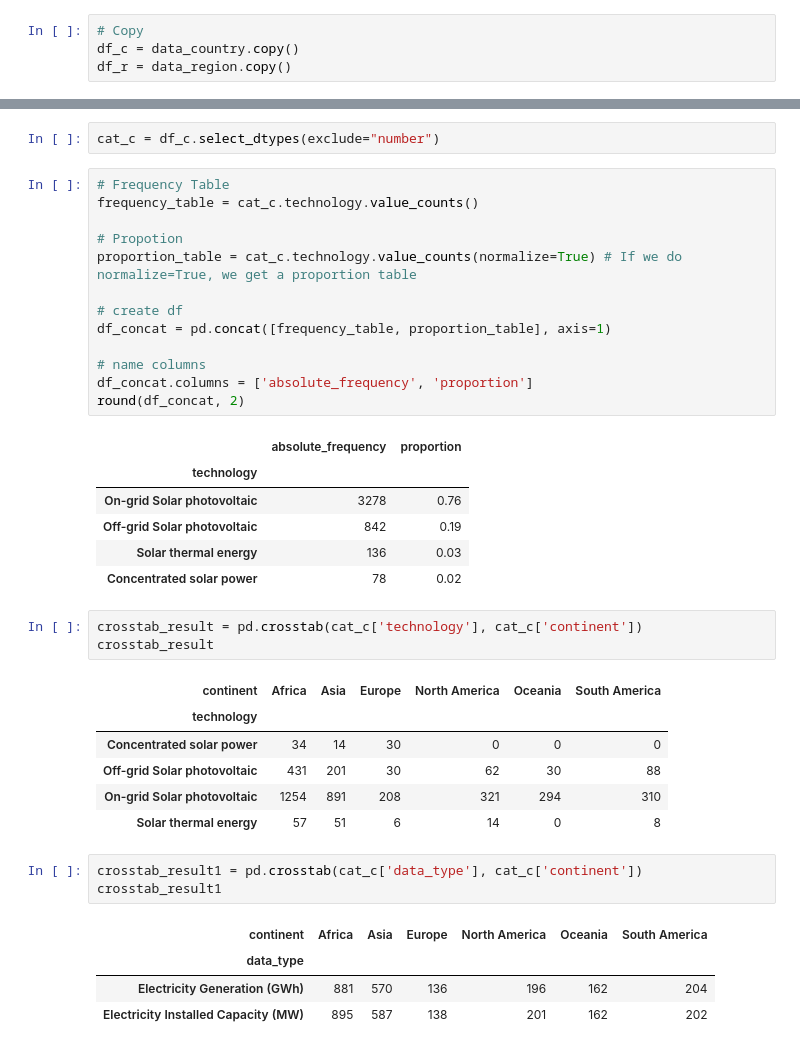
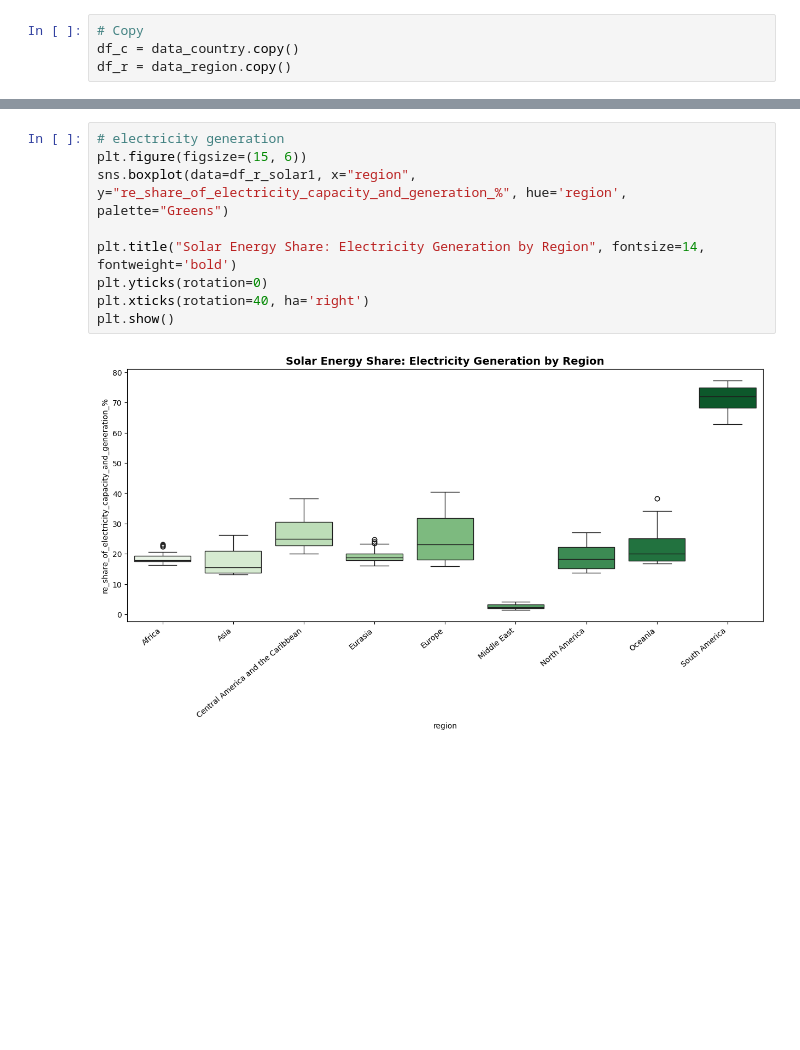
Before and after one commit to sipaz00/Renewable-Energy-Analysis-Solar-Energy, a Jupyter notebook: code.ipynb, the cells around one changed output, grey strips where cells are left out. Cells and saved outputs as stored; diff of their text form; blank space fills up the shorter version.

```diff
--- a/code.ipynb
+++ b/code.ipynb
@@ -75,40 +107,11 @@ df_c.head(5)
-# %%
-cat_c = df_c.select_dtypes(exclude="number")
-# %%
-# Frequency Table
-frequency_table = cat_c.technology.value_counts()
-
-# Propotion
-proportion_table = cat_c.technology.value_counts(normalize=True) # If we do normalize=True, we get a proportion table
-
-# create df
-df_concat = pd.concat([frequency_table, proportion_table], axis=1)
-
-# name columns
-df_concat.columns = ['absolute_frequency', 'proportion']
-round(df_concat, 2)
-# %% [output]
-|  | absolute_frequency | proportion |
-| technology |  |  |
-| On-grid Solar photovoltaic | 3278 | 0.76 |
-| Off-grid Solar photovoltaic | 842 | 0.19 |
-| Solar thermal energy | 136 | 0.03 |
-| Concentrated solar power | 78 | 0.02 |
-# %%
-crosstab_result = pd.crosstab(cat_c['technology'], cat_c['continent'])
-crosstab_result
-# %% [output]
-| continent | Africa | Asia | Europe | North America | Oceania | South America |
-| technology |  |  |  |  |  |  |
-| Concentrated solar power | 34 | 14 | 30 | 0 | 0 | 0 |
-| Off-grid Solar photovoltaic | 431 | 201 | 30 | 62 | 30 | 88 |
-| On-grid Solar photovoltaic | 1254 | 891 | 208 | 321 | 294 | 310 |
-| Solar thermal energy | 57 | 51 | 6 | 14 | 0 | 8 |
-# %%
-crosstab_result1 = pd.crosstab(cat_c['data_type'], cat_c['continent'])
-crosstab_result1
-# %% [output]
-| continent | Africa | Asia | Europe | North America | Oceania | South America |
-| data_type |  |  |  |  |  |  |
-| Electricity Generation (GWh) | 881 | 570 | 136 | 196 | 162 | 204 |
-| Electricity Installed Capacity (MW) | 895 | 587 | 138 | 201 | 162 | 202 |
+# %%
+# electricity generation
+plt.figure(figsize=(15, 6))
+sns.boxplot(data=df_r_solar1, x="region", y="re_share_of_electricity_capacity_and_generation_%", hue='region', palette="Greens")
+
+plt.title("Solar Energy Share: Electricity Generation by Region", fontsize=14, fontweight='bold')
+plt.yticks(rotation=0)
+plt.xticks(rotation=40, ha='right')
+plt.show()
+# %% [output]
+[figure, added]
```
Also changed, not shown: parts of 44 cells of this notebook, 6 other files.
